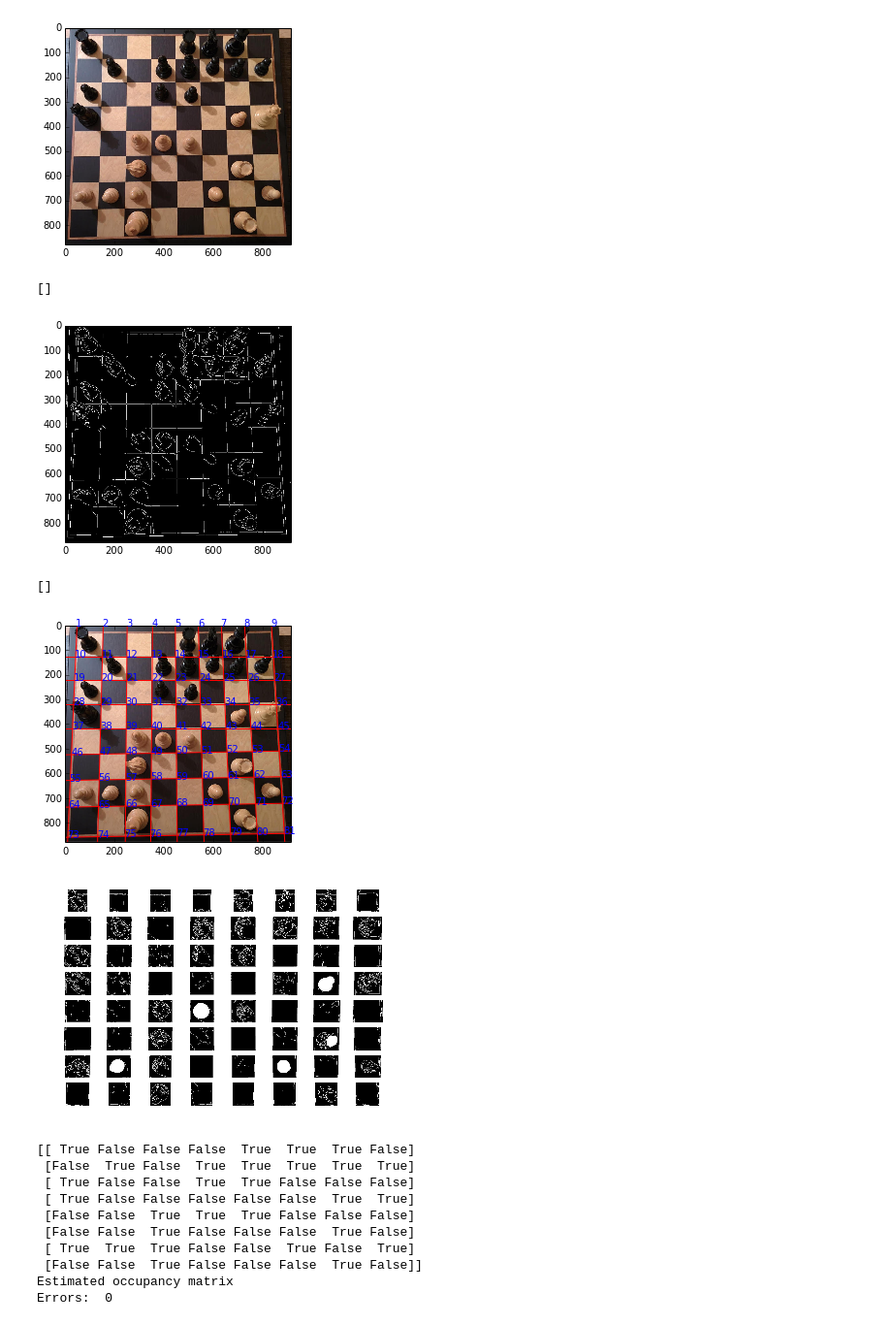
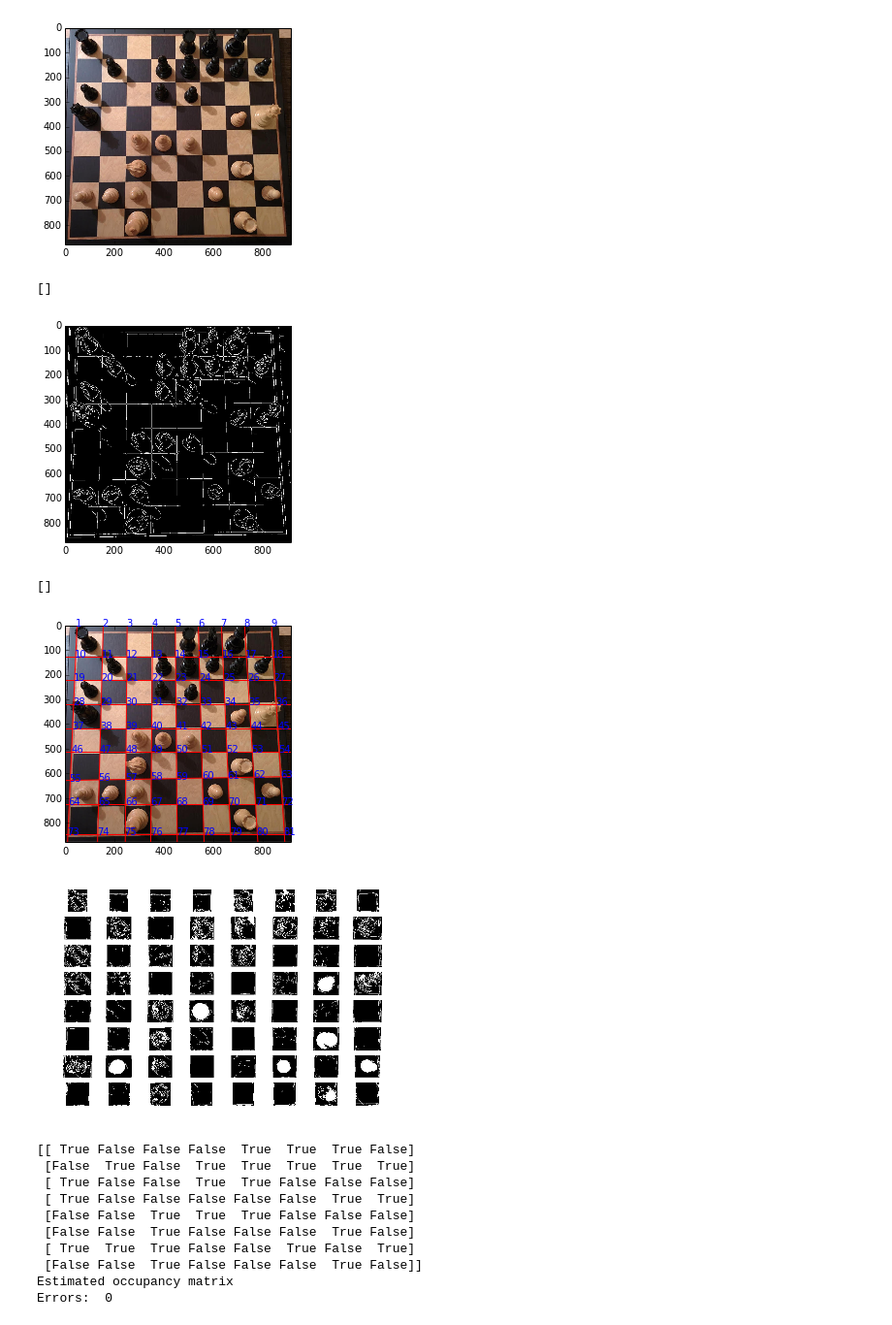
Before and after one commit to superwhoopy/chessreader, a Jupyter notebook: imgprocessor/chess_vision_experiments.ipynb, the cells around one changed output. Shown at 97% size. Saved outputs shown, nothing was run; the diff lists cells and outputs as text; code cells hidden in the pictures.

```diff
--- a/imgprocessor/chess_vision_experiments.ipynb
+++ b/imgprocessor/chess_vision_experiments.ipynb
@@ -29,15 +43,21 @@ plt.show()
 # %%
 # play around with different transformations
 img_hsv = color.convert_colorspace(image, 'RGB', 'HSV')
 image_hue = img_hsv[:,:,1]
 image_blue = image[:,:,2]
 image_gray = exposure.equalize_hist(color.rgb2gray(image))
-image_canny = feature.canny(image_gray, 2)
-plt.imshow(image_canny, cmap=plt.cm.gray)
+
+image_canny2 = np.zeros_like(image_gray)
+for i in range(3):
+    image_canny2 = np.logical_or(image_canny2, feature.canny(exposure.equalize_hist(image[:,:,i]),2))
+
+#image_canny = feature.canny(image_gray, 2)
+image_canny = image_canny2
+plt.imshow(image_canny2, cmap=plt.cm.gray)
 plt.plot()
 # %% [output]
 []
-[figure, old version]
+[figure, new version]
 # %%
 # finds coordinates where the Hough lines intersect
 # find horizontal and vertical lines, and compute their intersects
@@ -91,7 +111,7 @@ plt.axis((0, cols, rows, 0))
 plt.plot()
 # %% [output]
 []
-[figure, old version]
+[figure, new version]
 # %%
 # return a numpy array where each entry is the image of a square
 
@@ -121,12 +141,21 @@ def make_binary_image(img):
     img_gray = color.rgb2gray(img)
     img_canny = feature.canny(img_gray, 0.5)
     return ndi.binary_fill_holes(img_canny)
+
+def make_binary_image2(img):
+    img_out = np.zeros_like(img[:,:,0])
+    for i in range(3):
+        img_canny = feature.canny(img[:,:,i], 0.5)
+        img_out = np.logical_or(img_out, img_canny)
+    return ndi.binary_fill_holes(img_out)
+
 make_binary_image = np.vectorize(make_binary_image, otypes=[np.ndarray])
-img_matrix = make_binary_image(squares)
+make_binary_image2 = np.vectorize(make_binary_image2, otypes=[np.ndarray])
+img_matrix = make_binary_image2(squares)
 
 print_all_squares(img_matrix)
 # %% [output]
-[figure, old version]
+[figure, new version]
 # %%
 # use a hard threshold on the proportion of white pixels in the canny-filtered images
 # to classify empty and occupied squares
```
Also changed, not shown: parts of 4 cells of this notebook.
